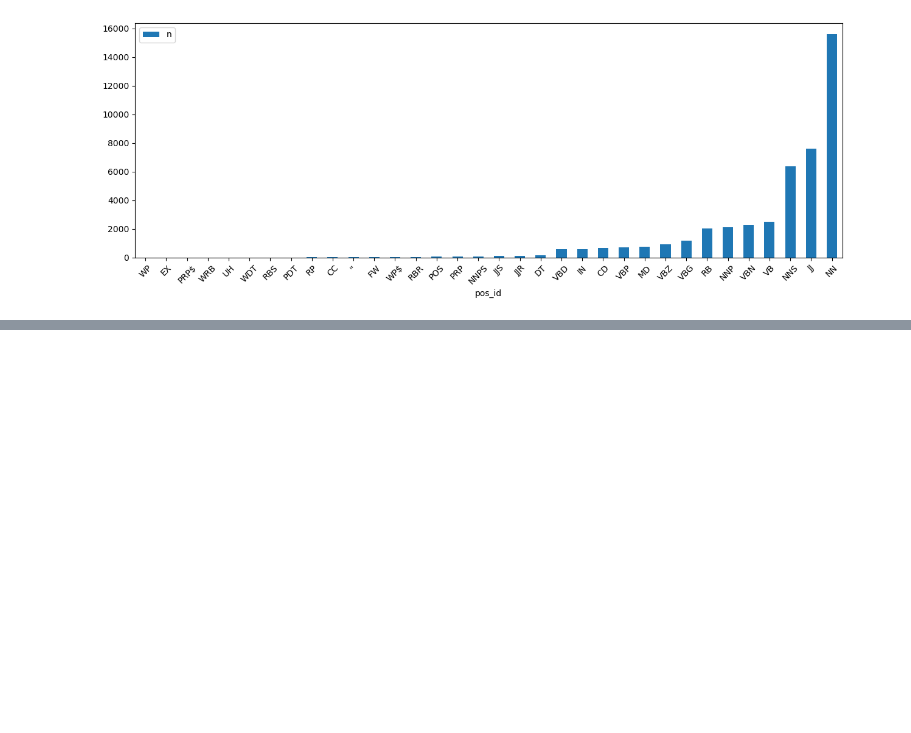
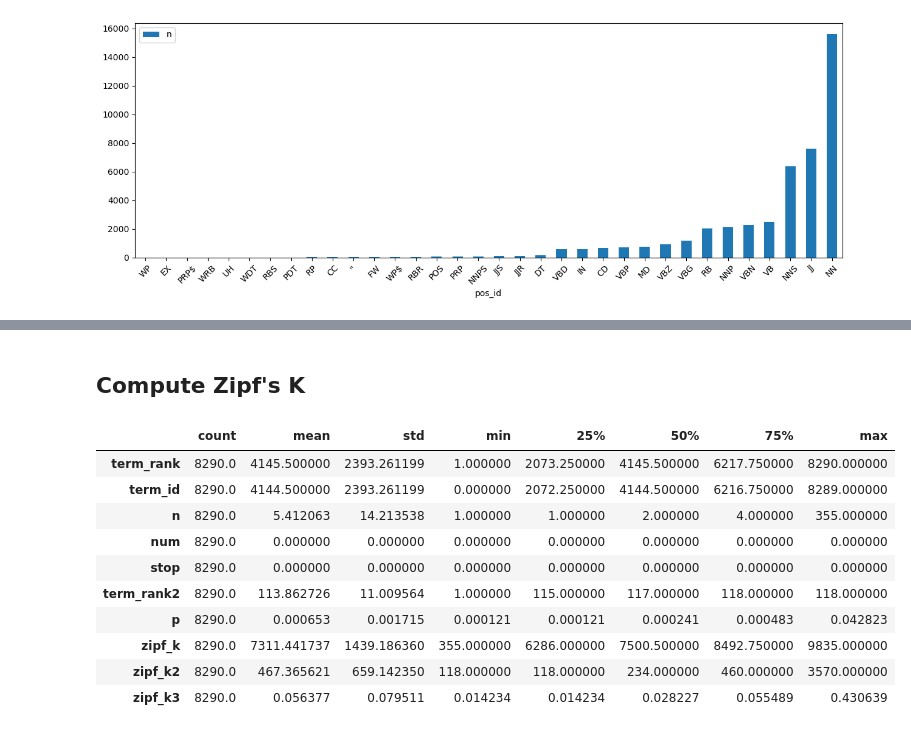
Before and after one commit to smasefi/NLP_Final_Project, a Jupyter notebook: main.ipynb, the cells around one changed output, grey strips where cells are left out. Cells and saved outputs as stored; diff of their text form; code cells hidden in the pictures; blank space fills up the shorter version.

```diff
--- a/main.ipynb
+++ b/main.ipynb
@@ -133,0 +137,9 @@ POS.sort_values('n').plot.bar(y='n', figsize=(15,5), rot=45);
+# %%
+if 'term_rank' not in VOCAB.columns:
+    VOCAB = VOCAB.sort_values('n', ascending=False).reset_index()
+    VOCAB.index.name = 'term_rank'
+    VOCAB = VOCAB.reset_index()
+    VOCAB = VOCAB.set_index('term_str')
+    VOCAB['term_rank'] = VOCAB['term_rank'] + 1
+
+VOCAB.head()
@@ -133,0 +171,3 @@ POS.sort_values('n').plot.bar(y='n', figsize=(15,5), rot=45);
+# %%
+VOCAB['term_rank2'] = VOCAB.n.rank(method='dense', ascending=False).astype(int)
+VOCAB.head()
@@ -133,0 +184,2 @@ POS.sort_values('n').plot.bar(y='n', figsize=(15,5), rot=45);
+# %% [markdown]
+## Compute Zipf's K
@@ -133,0 +190,14 @@ POS.sort_values('n').plot.bar(y='n', figsize=(15,5), rot=45);
+# %%
+VOCAB.describe().T
+# %% [output]
+|  | count | mean | std | min | 25% | 50% | 75% | max |
+| term_rank | 8290.0 | 4145.500000 | 2393.261199 | 1.000000 | 2073.250000 | 4145.500000 | 6217.750000 | 8290.000000 |
+| term_id | 8290.0 | 4144.500000 | 2393.261199 | 0.000000 | 2072.250000 | 4144.500000 | 6216.750000 | 8289.000000 |
+| n | 8290.0 | 5.412063 | 14.213538 | 1.000000 | 1.000000 | 2.000000 | 4.000000 | 355.000000 |
+| num | 8290.0 | 0.000000 | 0.000000 | 0.000000 | 0.000000 | 0.000000 | 0.000000 | 0.000000 |
+| stop | 8290.0 | 0.000000 | 0.000000 | 0.000000 | 0.000000 | 0.000000 | 0.000000 | 0.000000 |
+| term_rank2 | 8290.0 | 113.862726 | 11.009564 | 1.000000 | 115.000000 | 117.000000 | 118.000000 | 118.000000 |
+| p | 8290.0 | 0.000653 | 0.001715 | 0.000121 | 0.000121 | 0.000241 | 0.000483 | 0.042823 |
+| zipf_k | 8290.0 | 7311.441737 | 1439.186360 | 355.000000 | 6286.000000 | 7500.500000 | 8492.750000 | 9835.000000 |
+| zipf_k2 | 8290.0 | 467.365621 | 659.142350 | 118.000000 | 118.000000 | 234.000000 | 460.000000 | 3570.000000 |
+| zipf_k3 | 8290.0 | 0.056377 | 0.079511 | 0.014234 | 0.014234 | 0.028227 | 0.055489 | 0.430639 |
```
Also changed, not shown: parts of 56 cells of this notebook, 1 other file.
